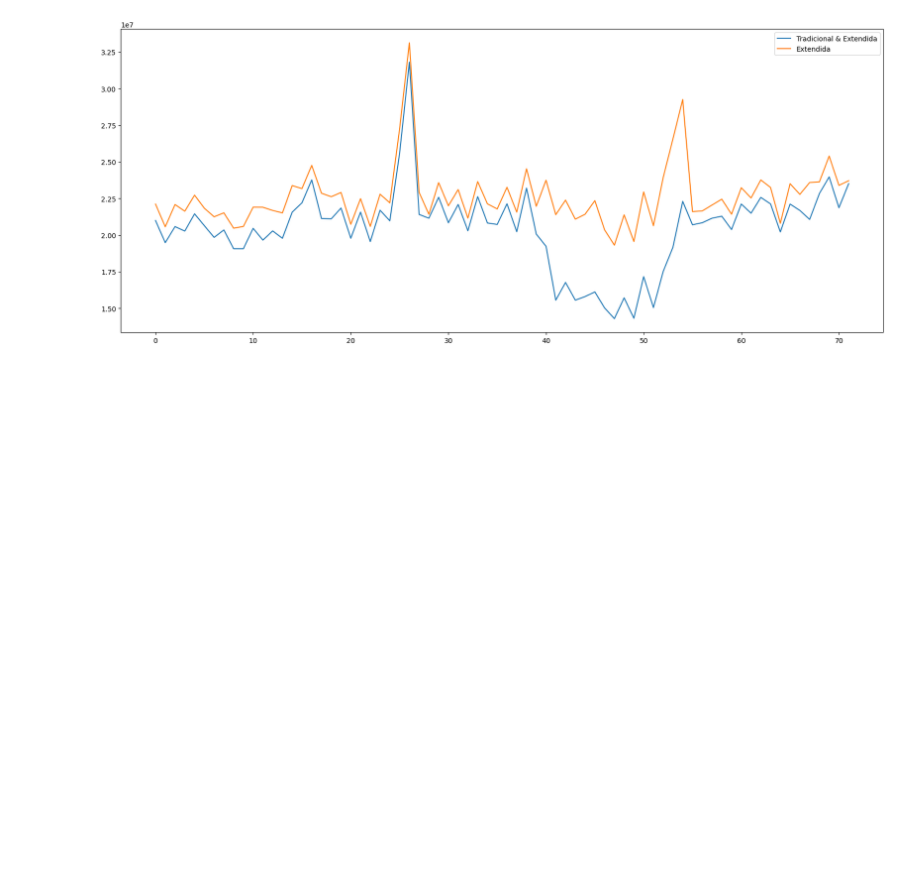
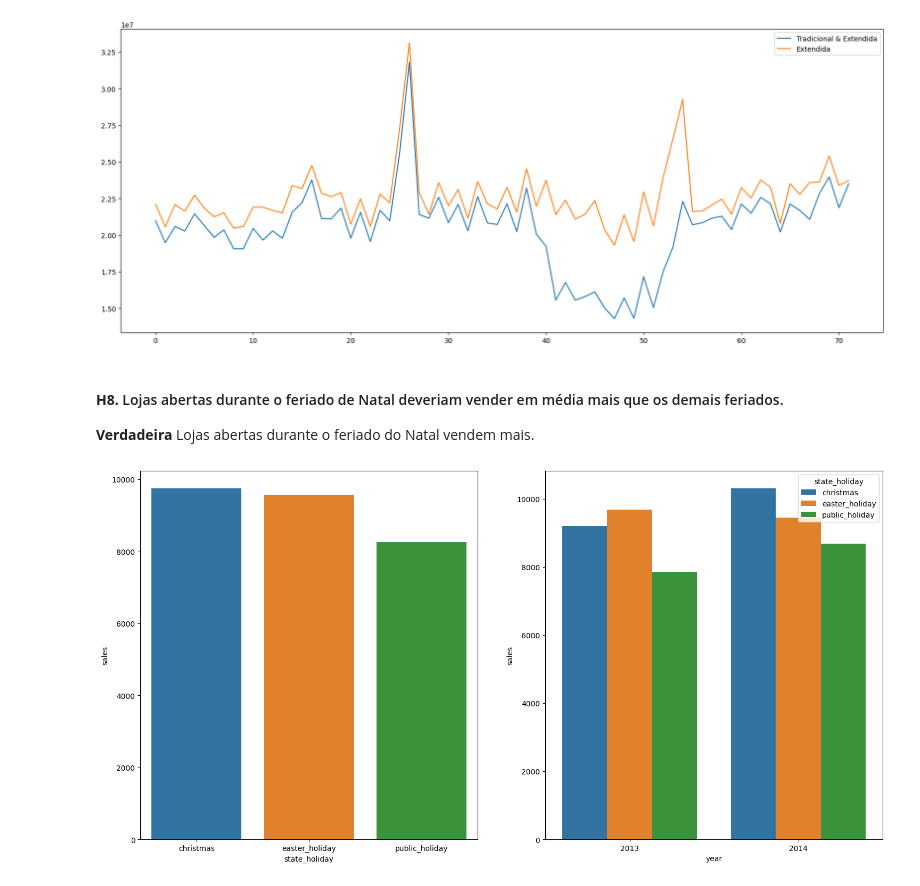
Before and after one commit to OliveiraMatheuss/Rossmann-Sales, a Jupyter notebook: p4_EDA.ipynb, the cells around one changed output. Cells and saved outputs as stored; diff of their text form; code cells hidden in the pictures; blank space fills up the shorter version.

```diff
--- a/p4_EDA.ipynb
+++ b/p4_EDA.ipynb
@@ -199,3 +230,22 @@ ax.legend( labels=['Tradicional & Extendida', 'Extendida'])
 plt.show()
 # %% [output]
 [figure]
+# %% [markdown]
+#### **H8.** Lojas abertas durante o feriado de Natal deveriam vender em média mais que os demais feriados.
+**Verdadeira** Lojas abertas durante o feriado do Natal vendem mais.
+# %%
+plt.figure(figsize= (18,9))
+
+aux = df4[(df4['state_holiday'] != 'regular_day') & (df4['year'] < 2015)]
+plt.subplot( 1, 2, 1 )
+aux1 = aux[['state_holiday', 'sales']].groupby( 'state_holiday' ).mean().reset_index()
+sns.barplot( x='state_holiday', y='sales', data=aux1 )
+
+plt.subplot( 1, 2, 2 )
+aux2 = aux[['year', 'state_holiday', 'sales']].groupby( ['year', 'state_holiday'] ).mean().reset_index()
+aux2  = aux2[aux2['year']<2015]
+sns.barplot( x='year', y='sales', hue='state_holiday', data=aux2 )
+
+plt.show()
+# %% [output]
+[figure, added]
```
Also changed, not shown: parts of 22 cells of this notebook.
